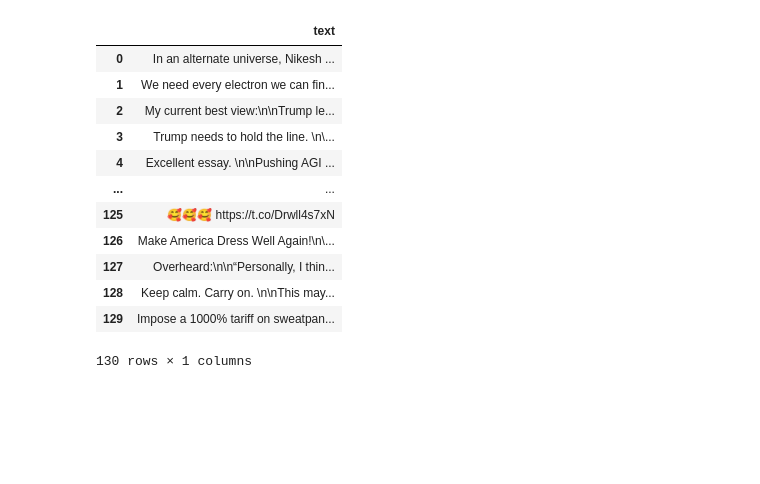
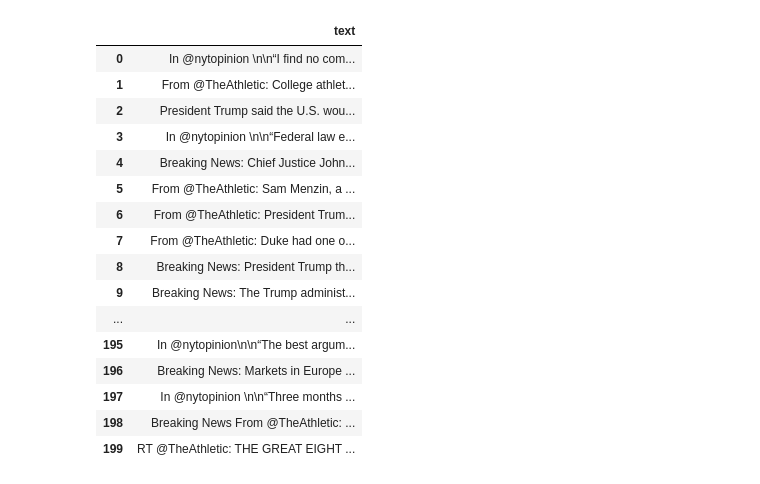
Before and after one commit to nicopoulsen/nlp-investor-alignment, a Jupyter notebook: tweet_scraper.ipynb, the cells around one changed output. Drawn from its saved outputs; the diff is of its cells as text; code cells hidden in the pictures; blank space fills up the shorter version.

```diff
--- a/tweet_scraper.ipynb
+++ b/tweet_scraper.ipynb
@@ -34,16 +60,22 @@ Saved 130 tweets to chamat_texts.csv
 # %%
-pd.read_csv('chamat_texts.csv')
+df = pd.read_csv('data/nytim.csv')
+pd.set_option('display.max_rows', None)
+df
 # %% [output]
 |  | text |
-| 0 | In an alternate universe, Nikesh ... |
-| 1 | We need every electron we can fin... |
-| 2 | My current best view:\n\nTrump le... |
-| 3 | Trump needs to hold the line. \n\... |
-| 4 | Excellent essay. \n\nPushing AGI ... |
+| 0 | In @nytopinion \n\n“I find no com... |
+| 1 | From @TheAthletic: College athlet... |
+| 2 | President Trump said the U.S. wou... |
+| 3 | In @nytopinion \n\n“Federal law e... |
+| 4 | Breaking News: Chief Justice John... |
+| 5 | From @TheAthletic: Sam Menzin, a ... |
+| 6 | From @TheAthletic: President Trum... |
+| 7 | From @TheAthletic: Duke had one o... |
+| 8 | Breaking News: President Trump th... |
+| 9 | Breaking News: The Trump administ... |
 | ... | ... |
-| 125 | 🥰🥰🥰 https://t.co/Drwll4s7xN |
-| 126 | Make America Dress Well Again!\n\... |
-| 127 | Overheard:\n\n“Personally, I thin... |
-| 128 | Keep calm. Carry on. \n\nThis may... |
-| 129 | Impose a 1000% tariff on sweatpan... |
+| 195 | In @nytopinion\n\n“The best argum... |
+| 196 | Breaking News: Markets in Europe ... |
+| 197 | In @nytopinion \n\n“Three months ... |
+| 198 | Breaking News From @TheAthletic: ... |
+| 199 | RT @TheAthletic: THE GREAT EIGHT ... |
-130 rows × 1 columns
```
Also changed, not shown: parts of 2 cells of this notebook, 2 other files.
